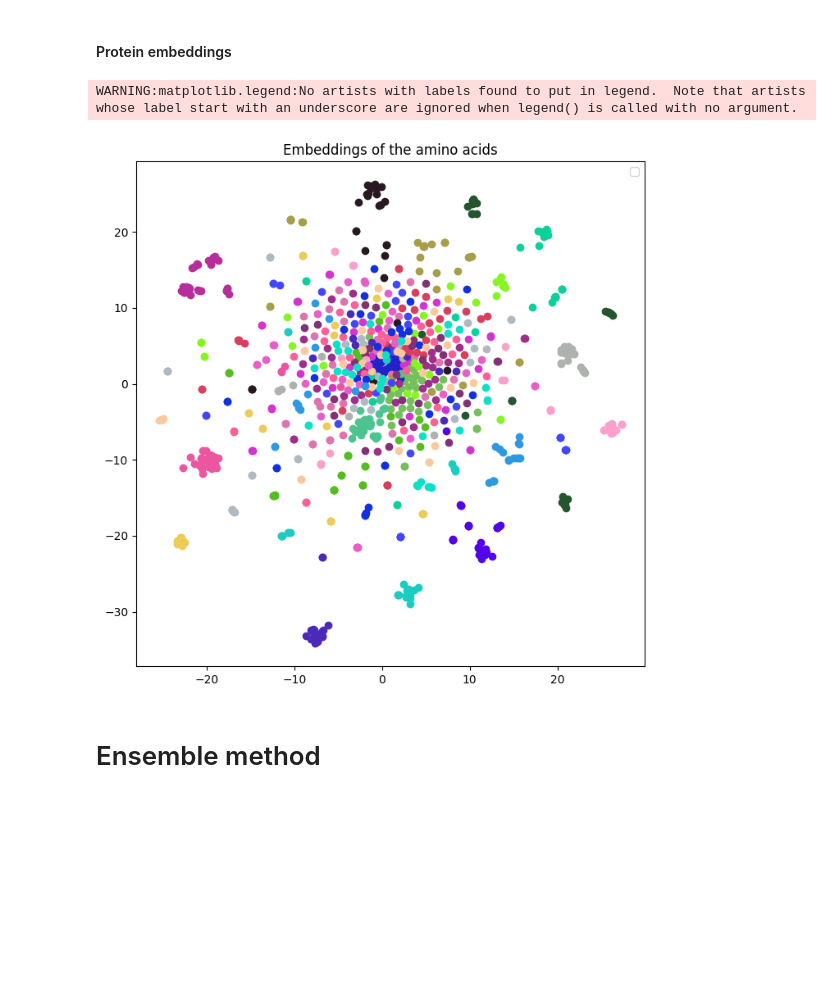
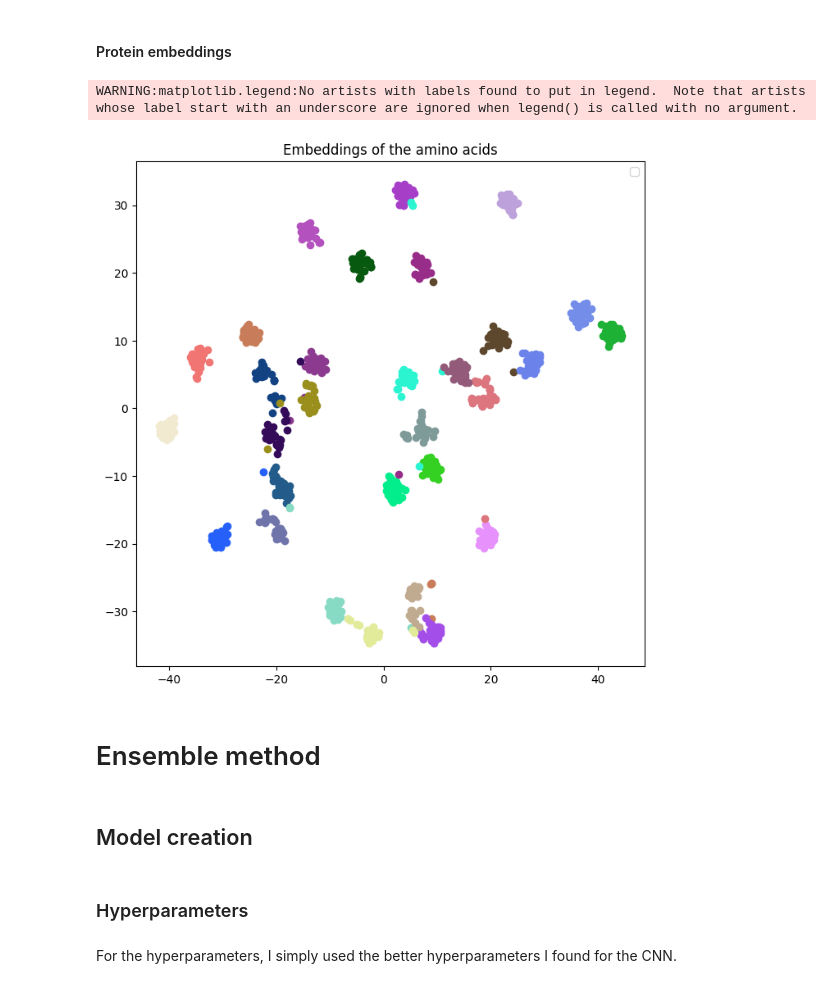
Before and after one commit to yanisadel/Protein-classification-on-Pfam-database, a Jupyter notebook: main.ipynb, the cells around one changed output. Cells and saved outputs as stored; diff of their text form; code cells hidden in the pictures; blank space fills up the shorter version.

```diff
--- a/main.ipynb
+++ b/main.ipynb
@@ -669,7 +1099,7 @@ for label in labels_to_compare:
     _ = model(X)
 
     for key, value in model.activations.items():
-        all_activations[key].append(value[:, :150]) # We only keep the 150 first values of every layer, in order to be able to see something
+        all_activations[key].append(value[:, :200]) # We only keep the 150 first values of every layer, in order to be able to see something
 
 # Convert to numpy
 all_X = np.concatenate(all_X, axis=0)
@@ -978,22 +1652,22 @@ embedding_params = {
     'embedding_by_position': False
 }
 model_params = {
-    'num_layers': 3,
+    'num_layers': 2,
     'num_first_dilated_layer': 2,
     'dilation_rate': 2,
     'bottleneck_factor': 0.5,
     'nb_filters_per_kernel_size': 16,
     'kernel_sizes': [7, 11, 15, 17, 19, 21, 23, 25],
     'nb_dense_units': 128,
-    'dropout_rate': 0.4
+    'dropout_rate': 0.2
 }
 training_params = {
     'learning_rate': 1e-3,
-    'batch_size': 128,
+    'batch_size': 64,
     'epochs': 30,
-    'validation_split': 0.1,
-    'early_stopping_patience': 5,
-    'class_weight': class_weights_train_dict
+    'early_stopping_patience': 2,
+    'validation_data': (X_dev, y_dev_categorical),
+    'class_weight': class_weight_dict
 }
 # %% [markdown]
 ### Train
@@ -1143 +1887,18 @@ Test passed
+# %%
+def add_cls_token(X, token_to_add):
+    """
+    Add a specified token to the beginning of each sequence in a batch.
+
+    Args:
+        X (np.ndarray): Input array of shape (batch_size, n), where each row is a sequence.
+        token_to_add (int): The token to be added at the beginning of each sequence.
+
+    Returns:
+        np.ndarray: Modified array of shape (batch_size, n+1) with the specified token added at the start of each sequence.
+
+    """
+    cls_tokens = np.full((X.shape[0], 1), token_to_add)
+    X_with_cls = np.hstack((cls_tokens, X))
+
+    return X_with_cls
 # %% [markdown]
@@ -1152,15 +1963,16 @@ model_params = {
     'num_heads': 4,
     'dim_heads': 8,
     'mlp_dim': 32,
-    'dropout_rate': 0.4
+    'dropout_rate': 0.4,
+    'pooling_strategy': 'cls'
 }
 training_params = {
-    'learning_rate': 1e-3,
+    'learning_rate': 1e-2,
     'batch_size': 32,
     'epochs': 50,
-    'validation_split': 0.1,
-    'early_stopping_patience': 5,
-    'class_weight': class_weights_train_dict
+    'early_stopping_patience': 2,
+    'validation_data': (add_cls_token(X_dev, data_params['input_dim']), y_dev_categorical),
+    'class_weight': class_weight_dict
 }
 # %% [markdown]
 ### Train
@@ -1201,12 +2015,14 @@ model.evaluate(X_dev, y_dev_categorical)
 # %% [markdown]
 #### Protein embeddings
 # %%
-visualize_protein_embeddings(model, X_train, y_train, nb_classes_to_analyze=30, nb_proteins_per_class=30)
+visualize_protein_embeddings(model, add_cls_token(X_train, data_params['input_dim']), y_train, nb_classes_to_analyze=30, nb_proteins_per_class=30)
 # %% [output]
 WARNING:matplotlib.legend:No artists with labels found to put in legend.  Note that artists whose label start with an underscore are ignored when legend() is called with no argument.
-[figure, old version]
+[figure, new version]
 # %% [markdown]
 # Ensemble method
+# %% [markdown]
+## Model creation
 # %%
 class EnsembleClassifier:
     def __init__(self, base_model, num_models, *args, **kwargs):
@@ -1254,2 +2092,6 @@ class EnsembleClassifier:
+# %% [markdown]
+### Hyperparameters
+# %% [markdown]
+For the hyperparameters, I simply used the better hyperparameters I found for the CNN.
 # %%
 base_model = CNN
```
Also changed, not shown: parts of 117 cells of this notebook.
